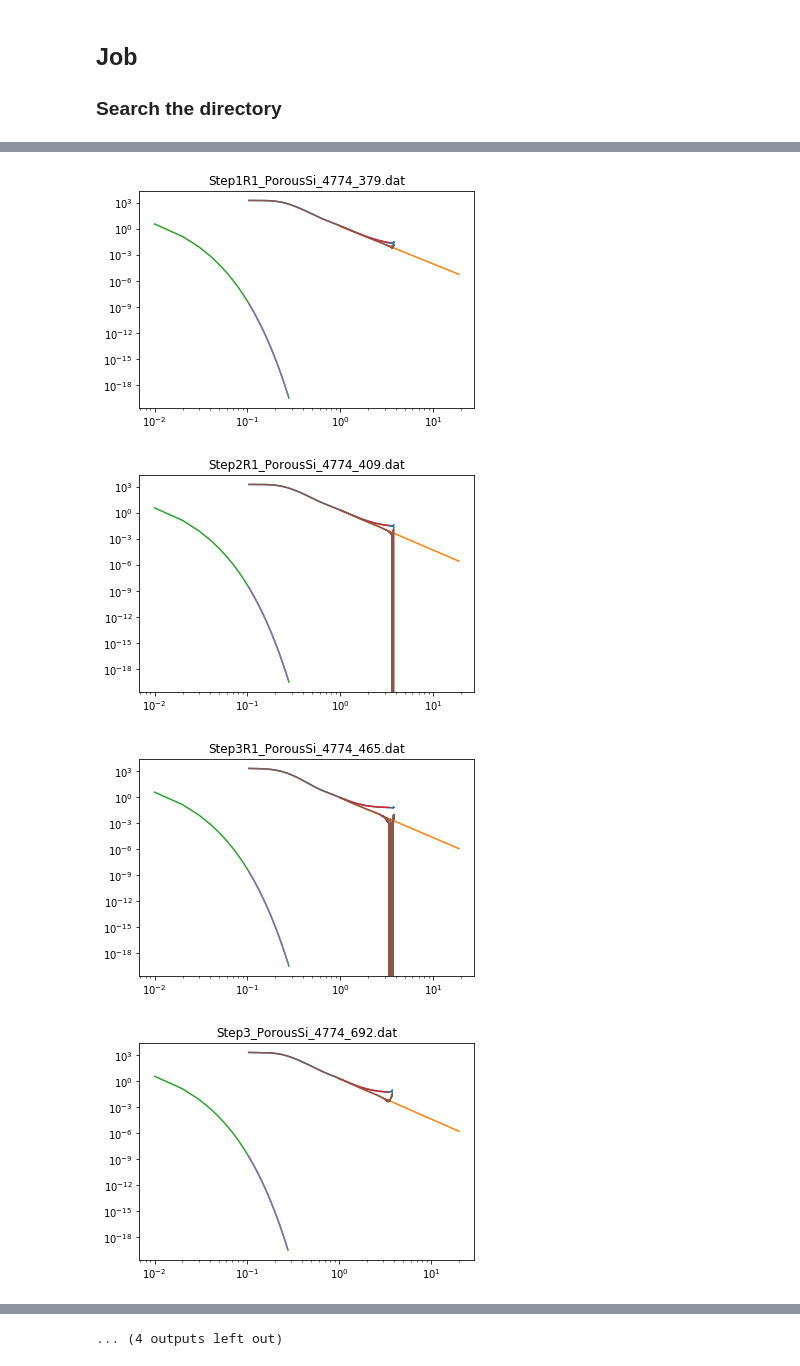
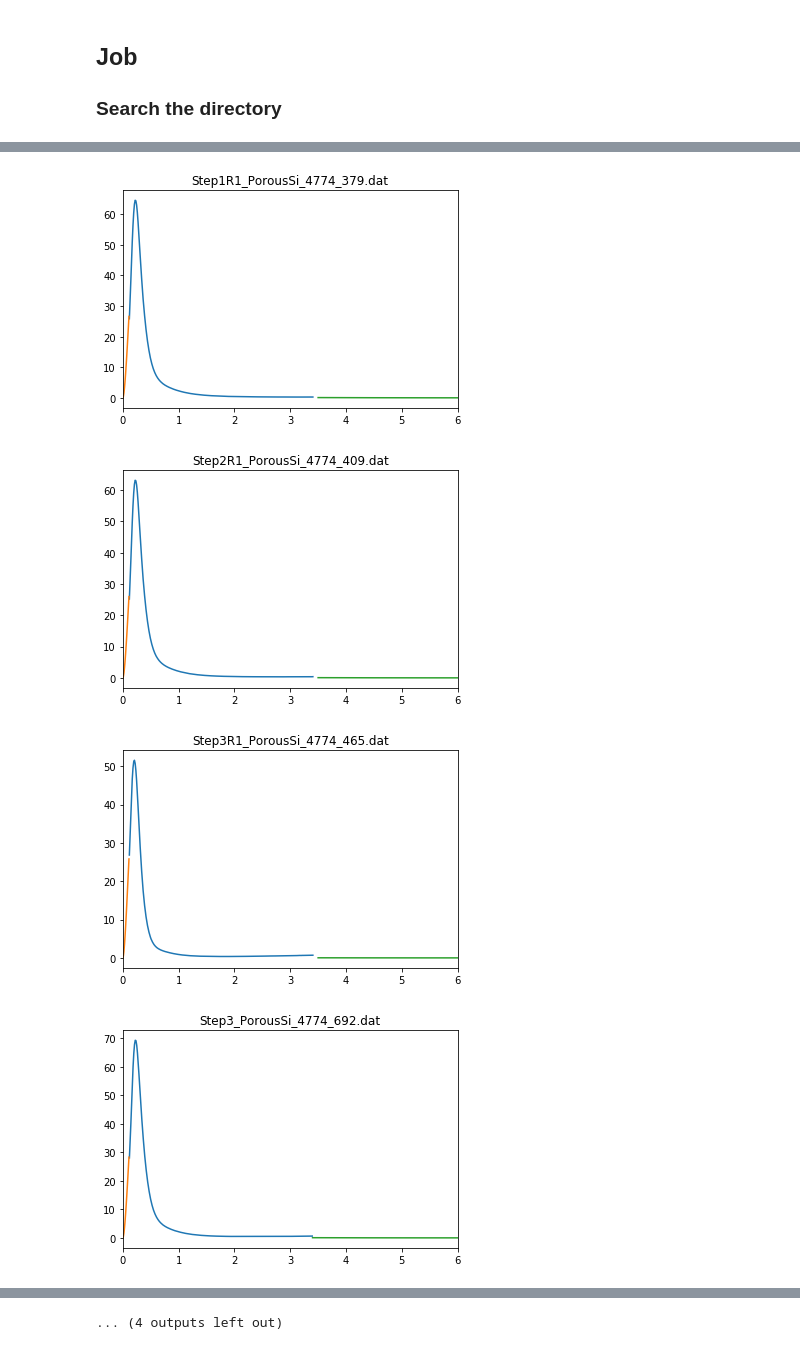
Before and after one commit to EikeGericke/pyASAXS, a Jupyter notebook: ASAXS_Invariant.ipynb, the cells around one changed output, grey strips where cells are left out. Cells and saved outputs as stored; diff of their text form; code cells hidden in the pictures.

```diff
--- a/ASAXS_Invariant.ipynb
+++ b/ASAXS_Invariant.ipynb
@@ -32,6 +33,8 @@ target_file_type = '.dat'
 porodFitting = True
 guinierFitting = True
 plotFitResults = True
+plot_MixedGuinierPorod = False
+plot_Kratky = True
 
 # Fitting limits
 # for high q regime - using porod like fitting
@@ -40,8 +43,8 @@ q_pe_max = 3.5 # Porod fitting Range
 q_pe_skipPoints = 30 # points to skip at the end indipendent from the actual q-range
 
 # for high q regime - using Guinier like fitting
-q_gu_min = 0.05 # Porod Fitting Range
-q_gu_max = 0.3 # Porod fitting Range
+q_gu_min = 0.10 # Porod Fitting Range
+q_gu_max = 0.25 # Porod fitting Range
 q_gu_skipPoints = 1 # points to skip at the beginning indipendent from the actual q-range
 
 # extrapolation to low and high q-values
@@ -56,12 +59,16 @@ a_min = 4.0 # minimal expected exponent
 a_max = 4.9 # maximal expected exponent
 def porod_ext(x, c0, c1, c4, a):
     return c0 + c1 * x + c4 * x**(-a)
+def porod_ext_q2(x, c0, c1, c4, a):
+    return (c0 + c1 * x + c4 * x**(-a)) *x**2
 
 # Guinier Fit Funktions
-i0_start = 200
+i0_start = 5000
 rG_start = 4
 def guinier(x, i0, rG):
     return i0 * np.exp(- rG**2 *x**(2/3))
+def guinier_q2(x, i0, rG):
+    return (i0 * np.exp(- rG**2 *x**(2/3))) *x**2
 # %% [markdown]
 ## Job
 ### Search the directory
@@ -119,7 +126,7 @@ for element in fileIterator:
         q_gu_IndexMax = min(range(q_gu_shop.size), key=lambda i: abs(q_gu_shop[i]-q_gu_max))
         print('Guinier Optimization range used is:',q[q_gu_IndexMin],' to ',q[q_gu_IndexMax],' nm-1 between Index ',q_pe_IndexMin,' and ',q_pe_IndexMax)
         # Actual Fitting
-        param_bounds_gu=([0.1*i0_start,0.5*rG_start],[10*i0_start,5*rG_start])
+        param_bounds_gu=([0.1*i0_start,0.5*rG_start],[10*i0_start,2*rG_start])
         popt_gu, pcov_gu =optimize.curve_fit(guinier,q[q_gu_IndexMin:q_gu_IndexMax],I[q_gu_IndexMin:q_gu_IndexMax],bounds=param_bounds_gu,sigma=e[q_gu_IndexMin:q_gu_IndexMax])
         # Output Data
         dF_gu = dF_gu.append({'Guinier_qMin':q[q_gu_IndexMin],'Guinier_qMax':q[q_gu_IndexMax],'i0':popt_gu[0],'rG':popt_gu[1],},ignore_index=True)
@@ -135,7 +142,7 @@ for element in fileIterator:
             ax.loglog()
         else:
             pass
-    if plotFitResults == True and porodFitting == True and guinierFitting == True:
+    if plotFitResults == True and porodFitting == True and guinierFitting == True and plot_MixedGuinierPorod == True:
         q_pe = q[q_pe_IndexMin:q_pe_IndexMax]
         I_pe = porod_ext(q_pe,popt[0], popt[1], popt[2], popt[3])
         q_gu = q[q_gu_IndexMin:q_gu_IndexMax]
@@ -157,6 +164,27 @@ for element in fileIterator:
     else:
         pass
 
+    if porodFitting == True and guinierFitting == True:
+        # Data for Kratky Plot - Ky
+        I_acq_Ky = I[q_gu_skipPoints:-q_pe_skipPoints]
+        q_acq_Ky = q[q_gu_skipPoints:-q_pe_skipPoints]
+        q_low_Ky = np.arange(0, q[q_gu_skipPoints], 0.01)
+        I_low_Ky = guinier(q_low_Ky,popt_gu[0], popt_gu[1])
+        q_high_Ky = np.arange(math.ceil(q[:-q_pe_skipPoints][-1]*10)/10, 100, 1)
+        I_high_Ky = porod_ext(q_high_Ky,0, 0, popt[2], popt[3])
+        if plot_Kratky == True:
+            fig, ax = plt.subplots()
+            ax.plot(q_acq_Ky, I_acq_Ky*q_acq_Ky**2)
+            ax.plot(q_low_Ky, I_low_Ky*q_low_Ky**2)
+            ax.plot(q_high_Ky, I_high_Ky*q_high_Ky**2)
+
+            plt.title(element.split(os.sep)[-1], fontdict=None, loc='center', pad=None)
+
+            plt.xlim(xmax = 6, xmin = 0)
+        else:
+            pass
+
+
     # Save Numpy array to csv with header
 #    save_file_name = element[:-4]+'_c0_Sub'+'.dat'
 #    file_header = str(element.split(os.sep)[-1])+'\tc0_Subtracted c0=\t'+str(popt[0])+'\n'+'q\tI\tPoisson error\nnm-1\tcm-1\tcm-1'
@@ -193,4 +221,4 @@ Guinier Optimization range used is: 0.10486012  to  0.28836534  nm-1 between Ind
-[figure, old version]
+[figure, new version]
-[figure, old version]
+[figure, new version]
-[figure, old version]
+[figure, new version]
-[figure, old version]
+[figure, new version]
```
Also changed, not shown: parts of 6 cells of this notebook.
